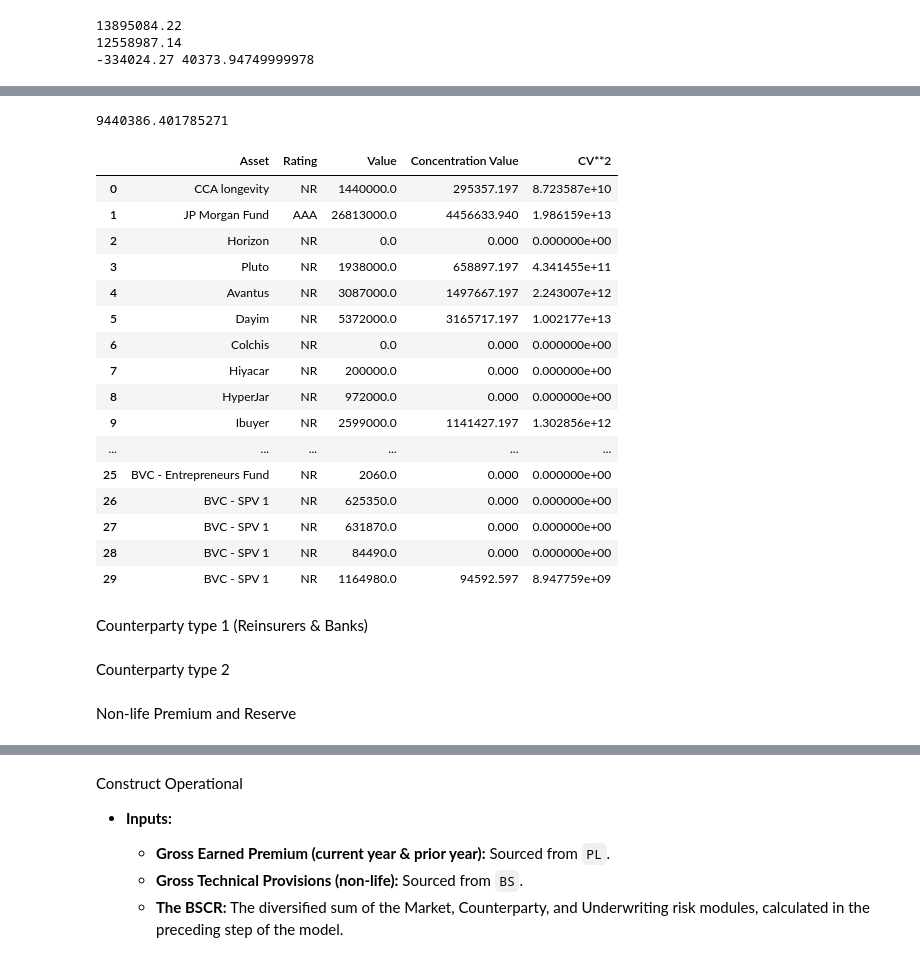
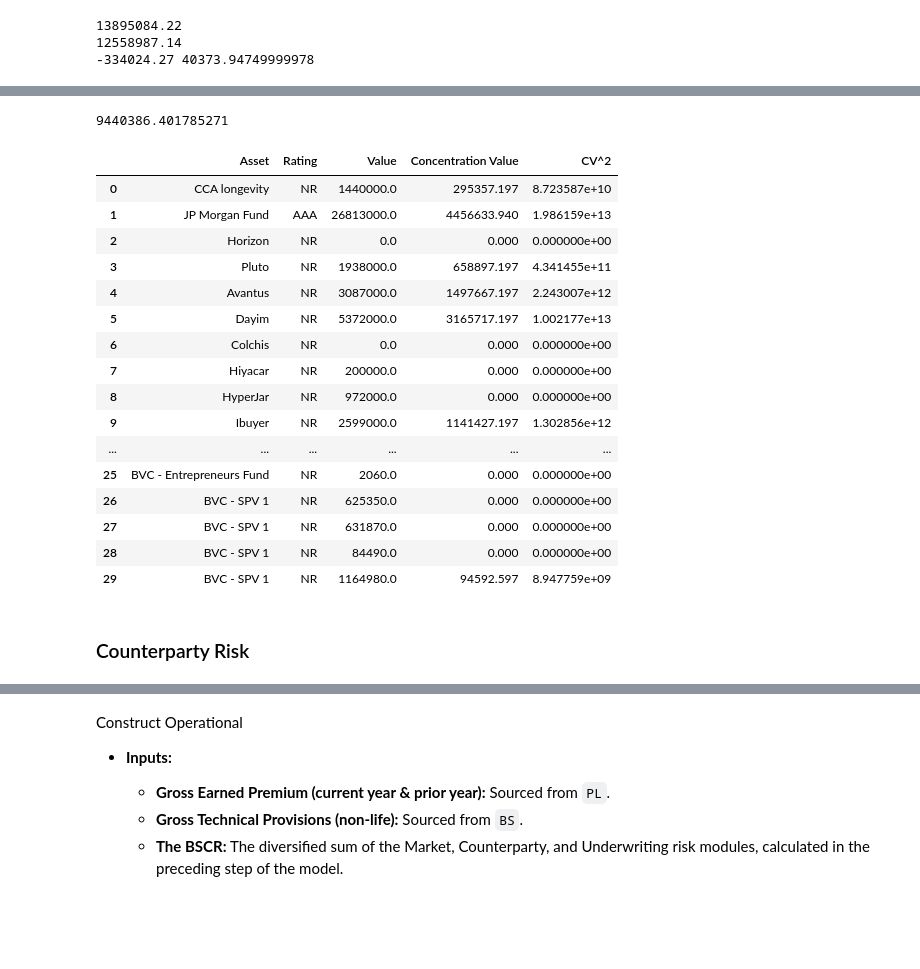
Before and after one commit to blazeitbobby/repo, a Jupyter notebook: top_down.ipynb, the cells around one changed output, grey strips where cells are left out. Cells and saved outputs as stored; diff of their text form; code cells hidden in the pictures; blank space fills up the shorter version.

Commit message:
Work on submodules and problems with counterpart and non life

```diff
--- a/top_down.ipynb
+++ b/top_down.ipynb
@@ -95,37 +148,3 @@ df_spread_risk = pd.DataFrame(data_spread)
 
 df_spread_risk['Value'] = df_spread_risk["£'000s"] * 1000
 df_spread_risk = df_spread_risk.drop(columns=["£'000s"])
-
-def calculate_scr(row):
-    """
-    Calculates the Spread Risk SCR for a single asset based on the provided rules.
-    """
-    # 8.3.5: Risk factor for unrated assets with duration < 5 years is 3%.
-    # For this specific dataset, all 'NR' rated assets have a duration < 5.
-    # We don't know what risk factor to give 'AAA' - assumet it is 0
-    # risk factor was provided for it. The rule for 'NR' is the most applicable default.
-    if row['Rating'] == 'NR' and row['Aver.Duration'] < 5:
-        risk_factor = 0.03
-    if row['Rating'] == 'AAA' and row['Aver.Duration'] < 5:
-        risk_factor =0
-
-    # 8.3.4: If the asset is collateralised, the risk factor is halved.
-    if row['Collateralised'] == 'Yes':
-        risk_factor /= 2
-
-    # 8.3.3: SCR = Market Value × Duration × Risk Factor
-    # Market value is in the 'Value' column.
-    scr = row['Value'] * row['Aver.Duration'] * risk_factor
-
-    return scr
-
-# Apply the function to each row (axis=1) to calculate the SCR
-df_spread_risk['SCR'] = df_spread_risk.apply(calculate_scr, axis=1)
-
-# Display the resulting DataFrame
-print("Spread Risk SCR Calculation Results:")
-print(df_spread_risk.to_string())
-
-# Calculate and display the total SCR
-total_scr = df_spread_risk['SCR'].sum()
-print(f"\nTotal Spread Risk SCR: £{total_scr:,.2f}")
@@ -294,32 +346,32 @@ df_assets = pd.concat([df_spread_risk_filtered, df_check_equity_filtered], ignor
 # %%
 unrated_threshold = 0.015 * df_assets['Value'].sum()
 rated_threshold = 0.3 * df_assets['Value'].sum()
 
 def calculate_concentration(row):
 
     concentration_value = 0
 
     if row['Rating'] == 'NR':
         excess = row['Value'] - unrated_threshold
 
     else:
         excess = row['Value'] - rated_threshold
 
     if excess > 0:
         concentration_value = excess*0.73
 
     return concentration_value
 
 # Apply the function to each row (axis=1) to calculate the SCR
 df_assets['Concentration Value'] = df_assets.apply(calculate_concentration, axis=1)
-df_assets['CV**2'] = df_assets['Concentration Value']**2
-scr_concentratin = np.sqrt(df_assets['CV**2'].sum())
+df_assets['CV^2'] = df_assets['Concentration Value']**2
+scr_concentratin = np.sqrt(df_assets['CV^2'].sum())
 
 print(scr_concentratin)
 display(df_assets)
 # %% [output]
 9440386.401785271
-|  | Asset | Rating | Value | Concentration Value | CV**2 |
+|  | Asset | Rating | Value | Concentration Value | CV^2 |
 | 0 | CCA longevity | NR | 1440000.0 | 295357.197 | 8.723587e+10 |
 | 1 | JP Morgan Fund | AAA | 26813000.0 | 4456633.940 | 1.986159e+13 |
 | 2 | Horizon | NR | 0.0 | 0.000 | 0.000000e+00 |
@@ -336,5 +388,3 @@ display(df_assets)
 | 27 | BVC - SPV 1 | NR | 631870.0 | 0.000 | 0.000000e+00 |
 | 28 | BVC - SPV 1 | NR | 84490.0 | 0.000 | 0.000000e+00 |
 | 29 | BVC - SPV 1 | NR | 1164980.0 | 94592.597 | 8.947759e+09 |
-# %% [markdown]
-Counterparty type 1 (Reinsurers & Banks)
@@ -345,4 +390,0 @@ rm_re =
-# %% [markdown]
-Counterparty type 2
-# %% [markdown]
-Non-life Premium and Reserve
@@ -356,0 +391,2 @@ nl_pr = 3 * 0.0778 * (v_prem + v_res)
+# %% [markdown]
+### Counterparty Risk
```
Also changed, not shown: parts of 37 cells of this notebook, 1 other file.
